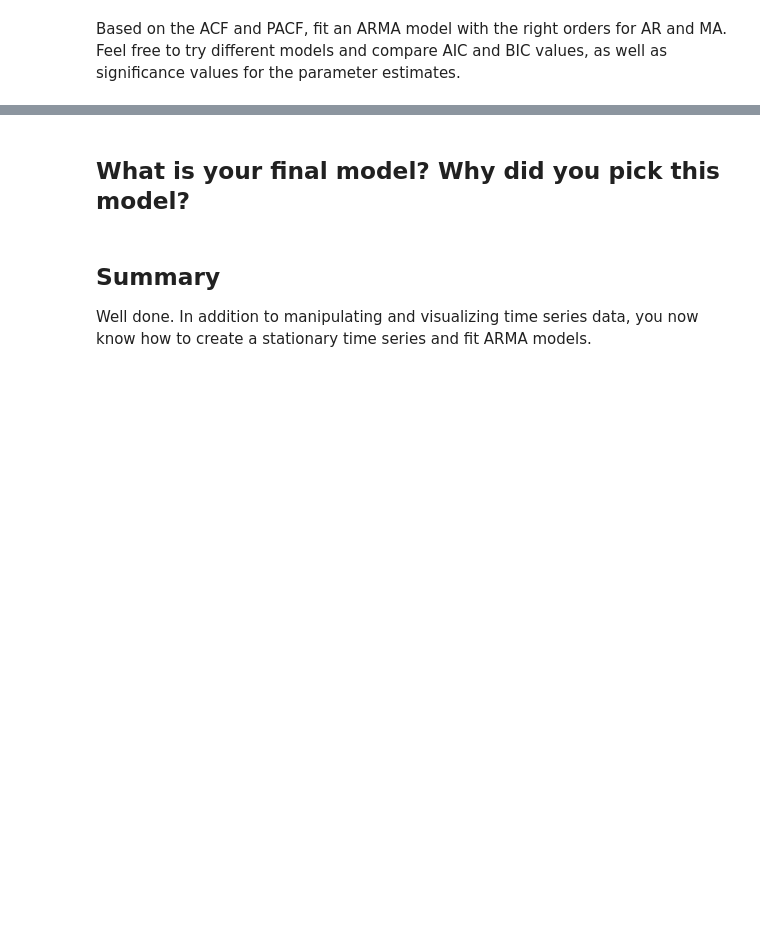
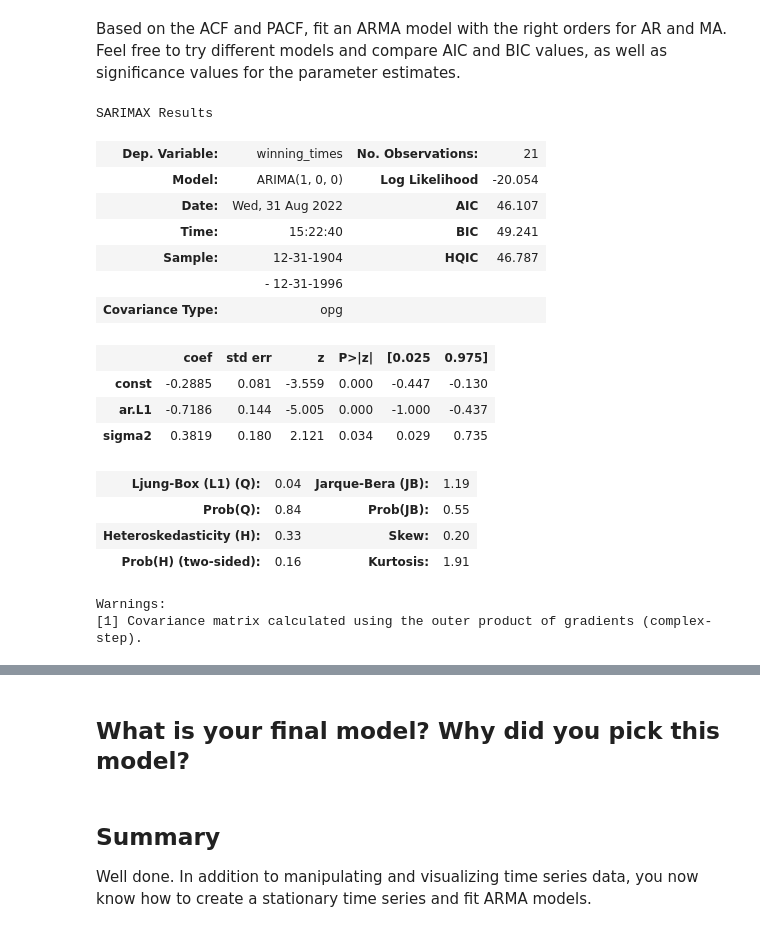
Before and after one commit to HannahMwende/dsc-arma-models-statsmodels-lab, a Jupyter notebook: index.ipynb, the cells around one changed output, grey strips where cells are left out. Cells and saved outputs as stored; diff of their text form; code cells hidden in the pictures; blank space fills up the shorter version.

```diff
--- a/index.ipynb
+++ b/index.ipynb
@@ -105,2 +103,27 @@ plot_pacf(data_diff, lags=8)
 # %% [markdown]
 Based on the ACF and PACF, fit an ARMA model with the right orders for AR and MA. Feel free to try different models and compare AIC and BIC values, as well as significance values for the parameter estimates.
+# %%
+from statsmodels.tsa.arima.model import ARIMA
+
+model = ARIMA(data_diff, order=(1,0,0))
+arma =model.fit()
+arma.summary()
+# %% [output]
+SARIMAX Results
+| Dep. Variable: | winning_times | No. Observations: | 21 |
+| Model: | ARIMA(1, 0, 0) | Log Likelihood | -20.054 |
+| Date: | Wed, 31 Aug 2022 | AIC | 46.107 |
+| Time: | 15:22:40 | BIC | 49.241 |
+| Sample: | 12-31-1904 | HQIC | 46.787 |
+|  | - 12-31-1996 |  |  |
+| Covariance Type: | opg |  |  |
+|  | coef | std err | z | P>|z| | [0.025 | 0.975] |
+| const | -0.2885 | 0.081 | -3.559 | 0.000 | -0.447 | -0.130 |
+| ar.L1 | -0.7186 | 0.144 | -5.005 | 0.000 | -1.000 | -0.437 |
+| sigma2 | 0.3819 | 0.180 | 2.121 | 0.034 | 0.029 | 0.735 |
+| Ljung-Box (L1) (Q): | 0.04 | Jarque-Bera (JB): | 1.19 |
+| Prob(Q): | 0.84 | Prob(JB): | 0.55 |
+| Heteroskedasticity (H): | 0.33 | Skew: | 0.20 |
+| Prob(H) (two-sided): | 0.16 | Kurtosis: | 1.91 |
+Warnings:
+[1] Covariance matrix calculated using the outer product of gradients (complex-step).
```
Also changed, not shown: parts of 5 cells of this notebook.
